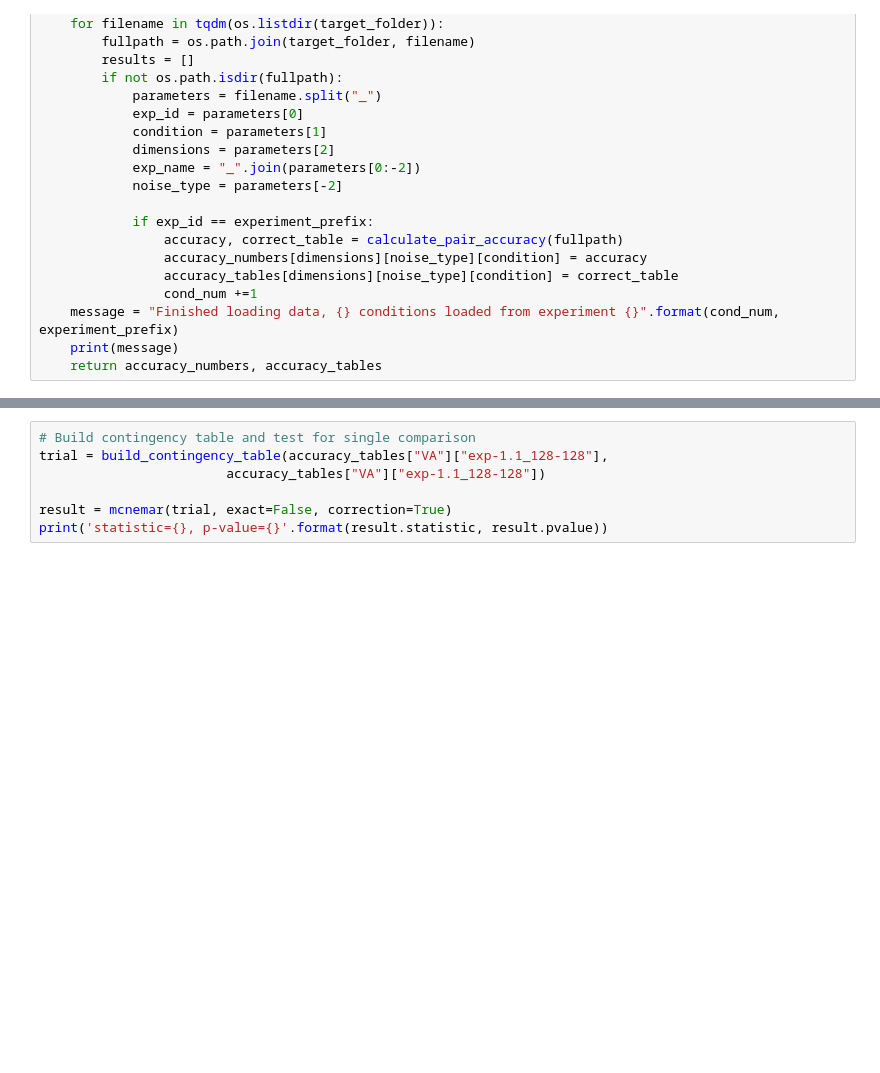
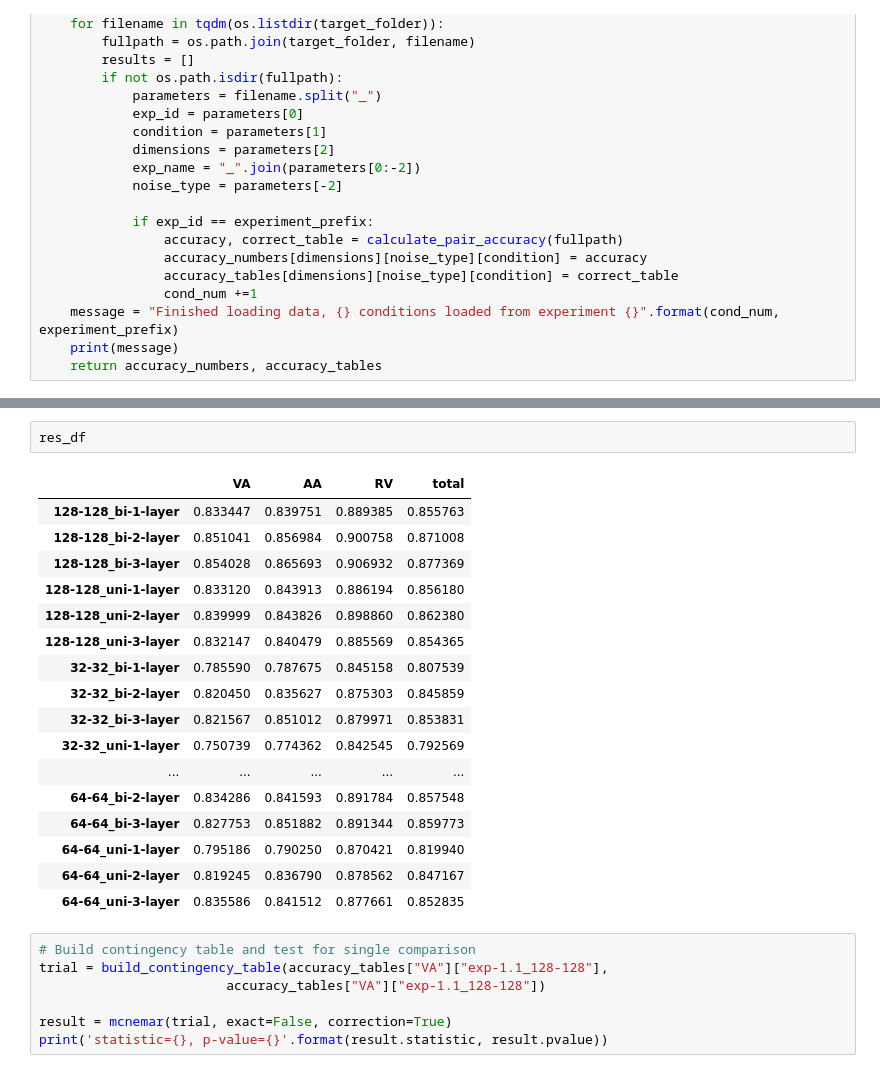
Before and after one commit to LinguoMalkavian/darth_linguo, a Jupyter notebook: python/paired_eval.ipynb, the cells around one changed output, grey strips where cells are left out. Drawn from its saved outputs; the diff is of its cells as text; blank space fills up the shorter version.

```diff
--- a/python/paired_eval.ipynb
+++ b/python/paired_eval.ipynb
@@ -615,3 +591,23 @@ build_2layer_bar_plot
+# %%
+res_df
+# %% [output]
+|  | VA | AA | RV | total |
+| 128-128_bi-1-layer | 0.833447 | 0.839751 | 0.889385 | 0.855763 |
+| 128-128_bi-2-layer | 0.851041 | 0.856984 | 0.900758 | 0.871008 |
+| 128-128_bi-3-layer | 0.854028 | 0.865693 | 0.906932 | 0.877369 |
+| 128-128_uni-1-layer | 0.833120 | 0.843913 | 0.886194 | 0.856180 |
+| 128-128_uni-2-layer | 0.839999 | 0.843826 | 0.898860 | 0.862380 |
+| 128-128_uni-3-layer | 0.832147 | 0.840479 | 0.885569 | 0.854365 |
+| 32-32_bi-1-layer | 0.785590 | 0.787675 | 0.845158 | 0.807539 |
+| 32-32_bi-2-layer | 0.820450 | 0.835627 | 0.875303 | 0.845859 |
+| 32-32_bi-3-layer | 0.821567 | 0.851012 | 0.879971 | 0.853831 |
+| 32-32_uni-1-layer | 0.750739 | 0.774362 | 0.842545 | 0.792569 |
+| ... | ... | ... | ... | ... |
+| 64-64_bi-2-layer | 0.834286 | 0.841593 | 0.891784 | 0.857548 |
+| 64-64_bi-3-layer | 0.827753 | 0.851882 | 0.891344 | 0.859773 |
+| 64-64_uni-1-layer | 0.795186 | 0.790250 | 0.870421 | 0.819940 |
+| 64-64_uni-2-layer | 0.819245 | 0.836790 | 0.878562 | 0.847167 |
+| 64-64_uni-3-layer | 0.835586 | 0.841512 | 0.877661 | 0.852835 |
 # %%
 # Build contingency table and test for single comparison
 trial = build_contingency_table(accuracy_tables["VA"]["exp-1.1_128-128"],
```
Also changed, not shown: parts of 16 cells of this notebook, 4 other files.
